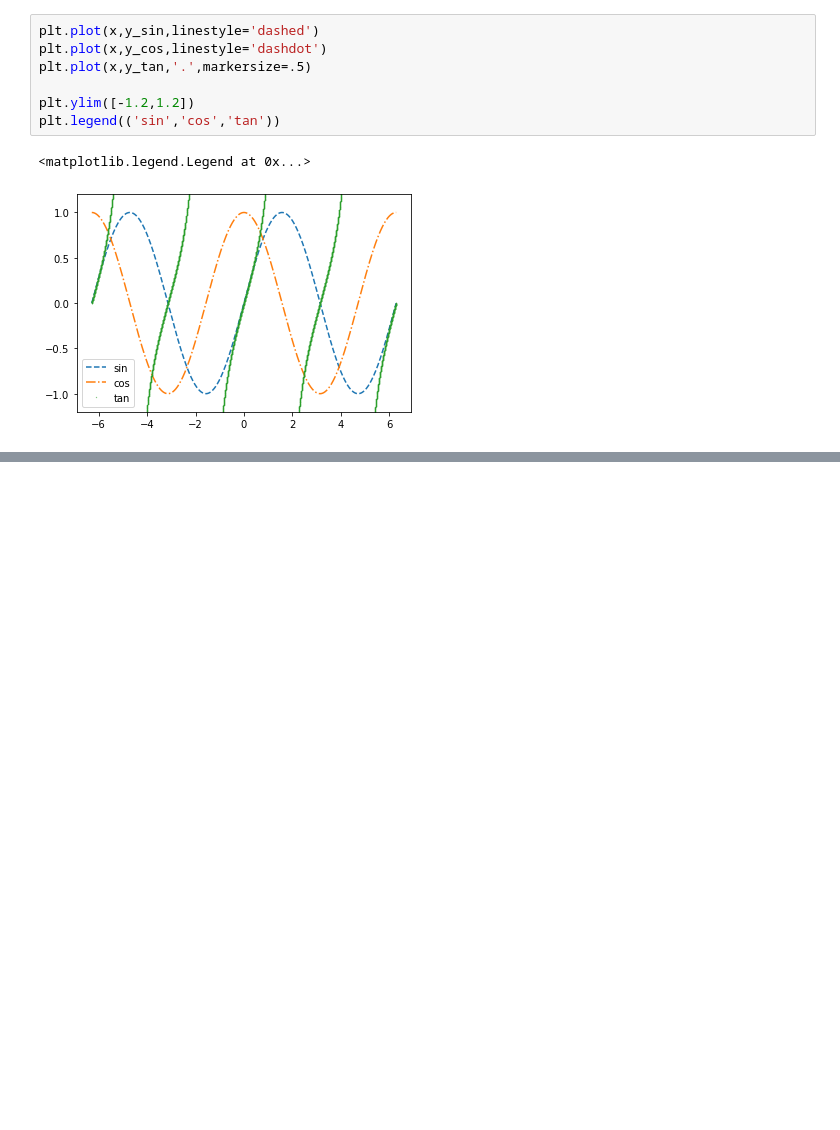
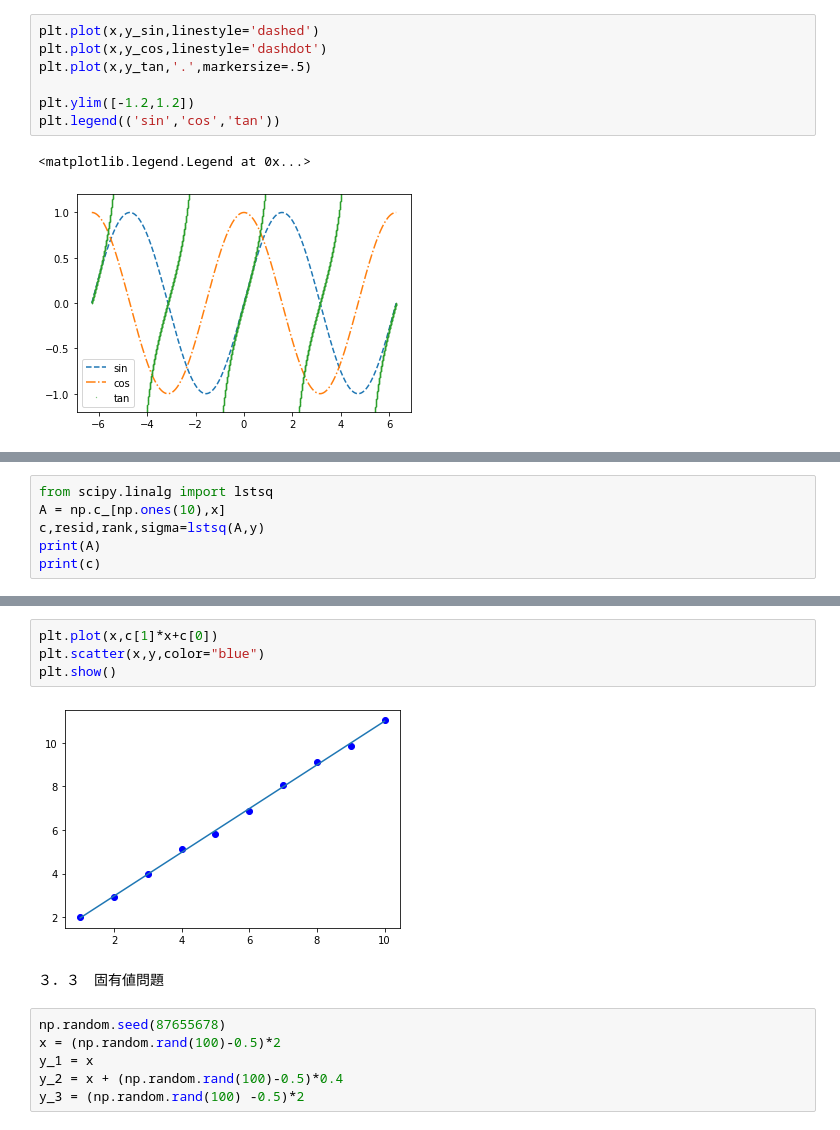
Before and after one commit to kzt206/JupyterlabTest, a Jupyter notebook: Numpy&Scipy.ipynb, the cells around one changed output, grey strips where cells are left out. Drawn from its saved outputs; the diff is of its cells as text; blank space fills up the shorter version.

```diff
--- a/Numpy&Scipy.ipynb
+++ b/Numpy&Scipy.ipynb
@@ -41,0 +73,6 @@ plt.legend(('sin','cos','tan'))
+# %%
+from scipy.linalg import lstsq
+A = np.c_[np.ones(10),x]
+c,resid,rank,sigma=lstsq(A,y)
+print(A)
+print(c)
@@ -41,0 +91,14 @@ plt.legend(('sin','cos','tan'))
+# %%
+plt.plot(x,c[1]*x+c[0])
+plt.scatter(x,y,color="blue")
+plt.show()
+# %% [output]
+[figure, added]
+# %% [markdown]
+３．３　固有値問題
+# %%
+np.random.seed(87655678)
+x = (np.random.rand(100)-0.5)*2
+y_1 = x
+y_2 = x + (np.random.rand(100)-0.5)*0.4
+y_3 = (np.random.rand(100) -0.5)*2
```
Also changed, not shown: parts of 20 cells of this notebook.
